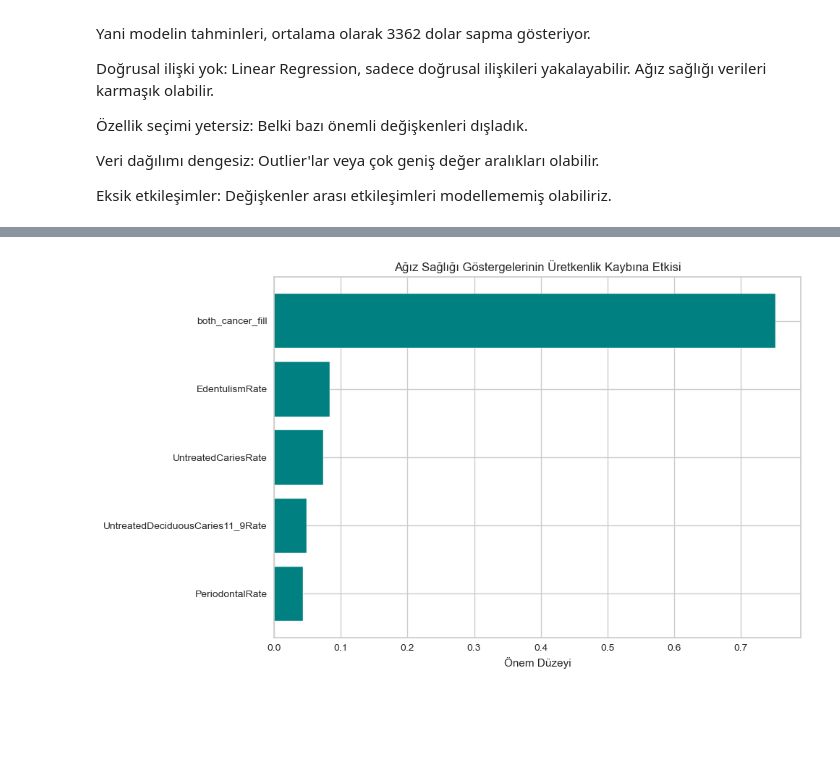
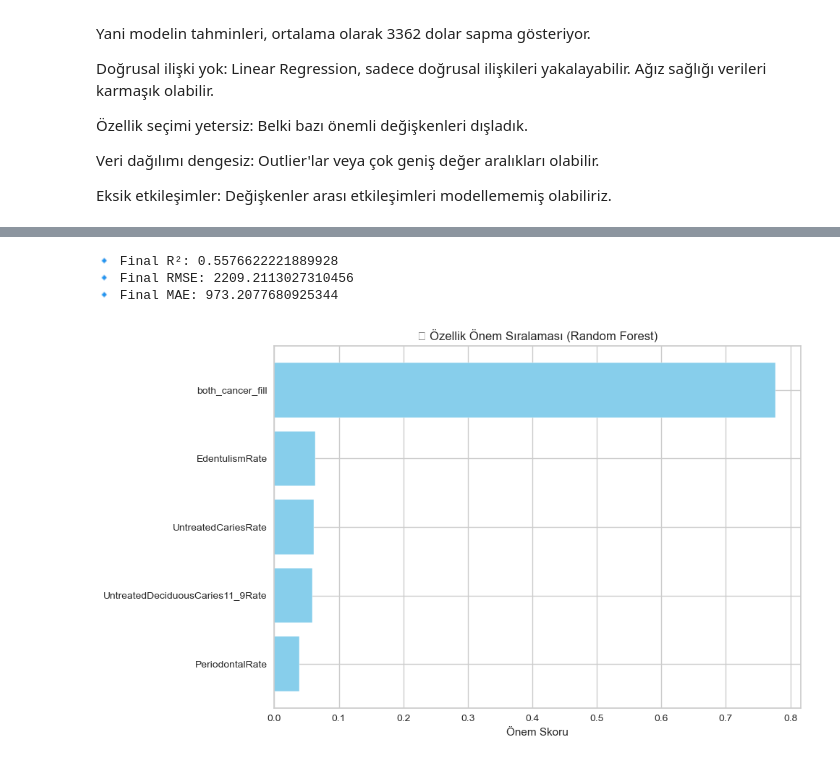
Before and after one commit to GumrahDuyguCulhacik/GlobalDentalStats, a Jupyter notebook: notebooks/mergedlast.ipynb, the cells around one changed output, grey strips where cells are left out. Drawn from its saved outputs; the diff is of its cells as text; code cells hidden in the pictures; blank space fills up the shorter version.

Commit message:
random forrest regressor hinzugefügt

```diff
--- a/notebooks/mergedlast.ipynb
+++ b/notebooks/mergedlast.ipynb
@@ -1311,30 +1398,35 @@ Random Forest RMSE: 2287.109806015471
+# %%
+rf_model = RandomForestRegressor(n_estimators=108, max_depth=7, random_state=42)
+# %%
+rf_model.fit(X_train, y_train)
+
+# Tahmin yap
+y_pred_final = rf_model.predict(X_test)
+# %%
+print("🔹 Final R²:", r2_score(y_test, y_pred_final))
+print("🔹 Final RMSE:", mean_squared_error(y_test, y_pred_final, squared=False))
+print("🔹 Final MAE:", mean_absolute_error(y_test, y_pred_final))
+# %% [output]
+🔹 Final R²: 0.5576622221889928
+🔹 Final RMSE: 2209.2113027310456
+🔹 Final MAE: 973.2077680925344
 # %%
+# Özellik isimleri ve önem skorları
+feature_importances = final_model.feature_importances_
+features = X_train.columns
 
-# Özellik isimleri
-features = [
-    "EdentulismRate",
-    "PeriodontalRate",
-    "UntreatedCariesRate",
-    "UntreatedDeciduousCaries11_9Rate",
-    "both_cancer_fill"
-]
-
-# Feature importance değerlerini al
-importances = rf_model.feature_importances_
-
-# DataFrame'e dönüştür
+# DataFrame oluştur
 importance_df = pd.DataFrame({
-    "Feature": features,
-    "Importance": importances
-}).sort_values(by="Importance", ascending=False)
+    'Feature': features,
+    'Importance': feature_importances
+}).sort_values(by='Importance', ascending=True)
 
 # Görselleştirme
-plt.figure(figsize=(10,6))
-plt.barh(importance_df["Feature"], importance_df["Importance"], color="teal")
-plt.xlabel("Önem Düzeyi")
-plt.title("Ağız Sağlığı Göstergelerinin Üretkenlik Kaybına Etkisi")
-plt.gca().invert_yaxis()
+plt.figure(figsize=(10, 6))
+plt.barh(importance_df['Feature'], importance_df['Importance'], color='skyblue')
+plt.xlabel("Önem Skoru")
+plt.title("📌 Özellik Önem Sıralaması (Random Forest)")
 plt.tight_layout()
 plt.show()
 # %% [output]
-[figure, old version]
+[figure, new version]
```
Also changed, not shown: parts of 13 cells of this notebook.
